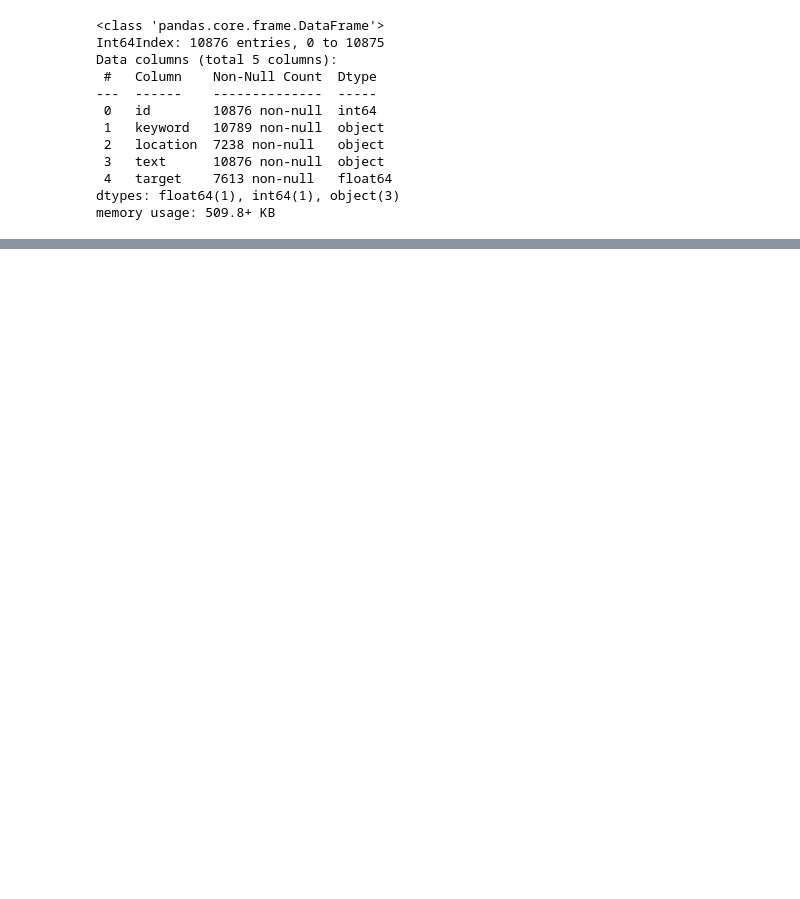
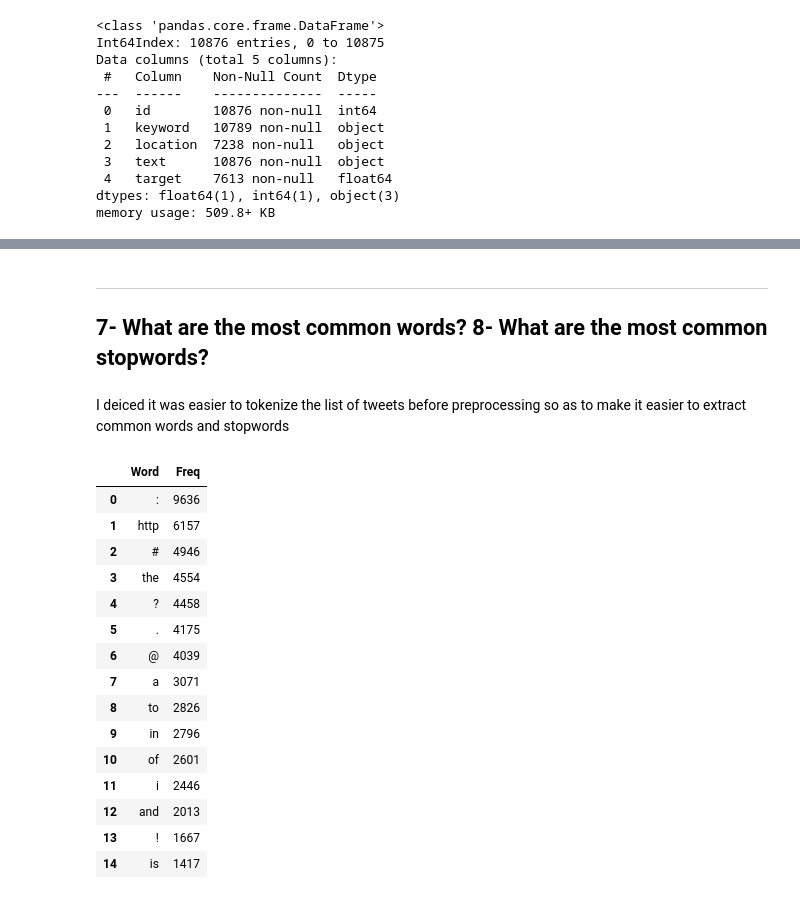
Before and after one commit to ahyibrahim/Disaster-Tweets, a Jupyter notebook: code.ipynb, the cells around one changed output, grey strips where cells are left out. Saved outputs shown, nothing was run; the diff lists cells and outputs as text; code cells hidden in the pictures; blank space fills up the shorter version.

```diff
--- a/code.ipynb
+++ b/code.ipynb
@@ -51,0 +143,6 @@ memory usage: 509.8+ KB
+# %% [markdown]
+---
+
+## 7- What are the most common words? </br> 8- What are the most common stopwords?
+# %% [markdown]
+I deiced it was easier to tokenize the list of tweets before preprocessing so as to make it easier to extract common words and stopwords
@@ -51,0 +153,24 @@ memory usage: 509.8+ KB
+# %%
+
+text = df['text'].str.lower().str.replace(r'\|', ' ').str.cat(sep=' ')
+words = nltk.tokenize.word_tokenize(text)
+word_dist = nltk.FreqDist(words)
+most_common_words = pd.DataFrame(pd.DataFrame(word_dist.most_common(500), columns=['Word', 'Freq']))
+most_common_words.head(15)
+# %% [output]
+|  | Word | Freq |
+| 0 | : | 9636 |
+| 1 | http | 6157 |
+| 2 | # | 4946 |
+| 3 | the | 4554 |
+| 4 | ? | 4458 |
+| 5 | . | 4175 |
+| 6 | @ | 4039 |
+| 7 | a | 3071 |
+| 8 | to | 2826 |
+| 9 | in | 2796 |
+| 10 | of | 2601 |
+| 11 | i | 2446 |
+| 12 | and | 2013 |
+| 13 | ! | 1667 |
+| 14 | is | 1417 |
```
Also changed, not shown: parts of 22 cells of this notebook.
